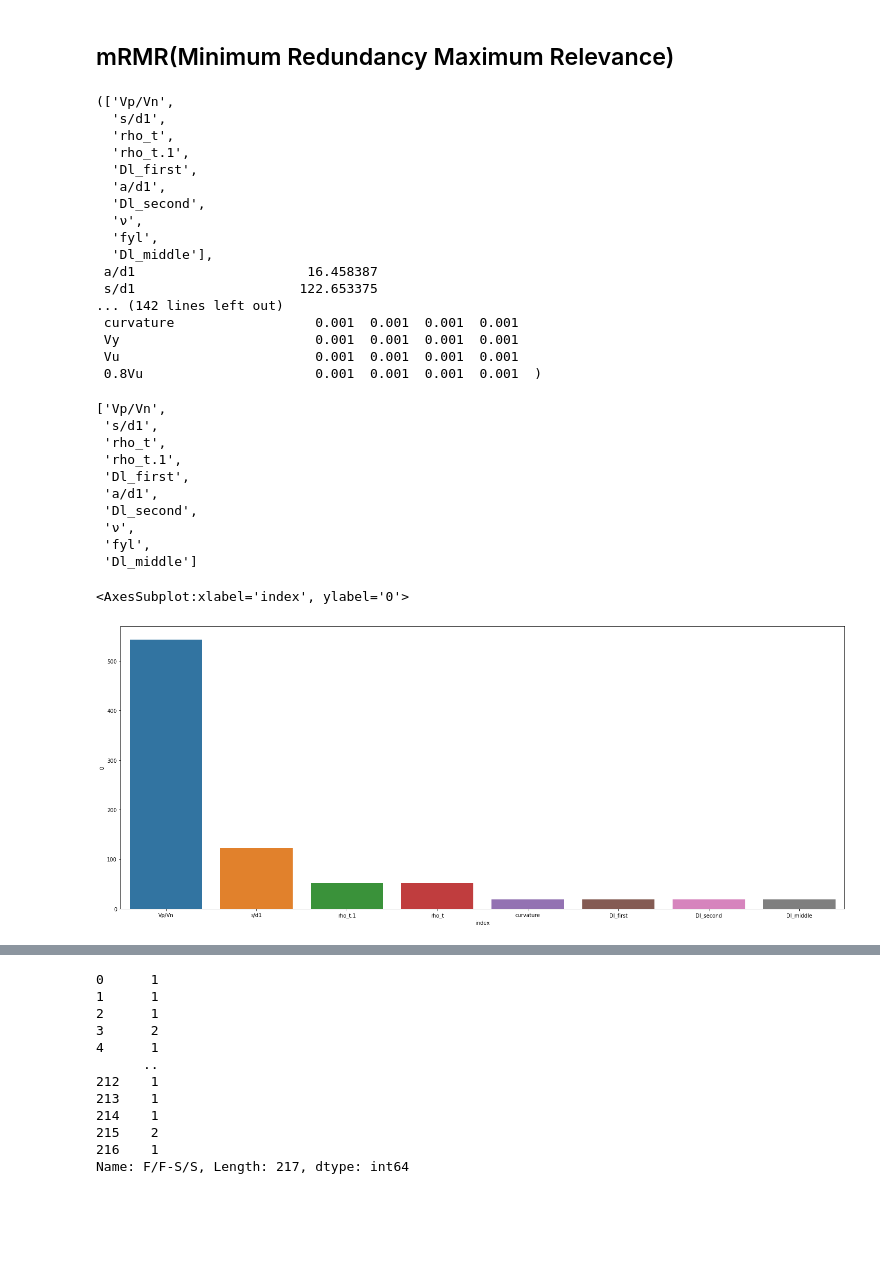
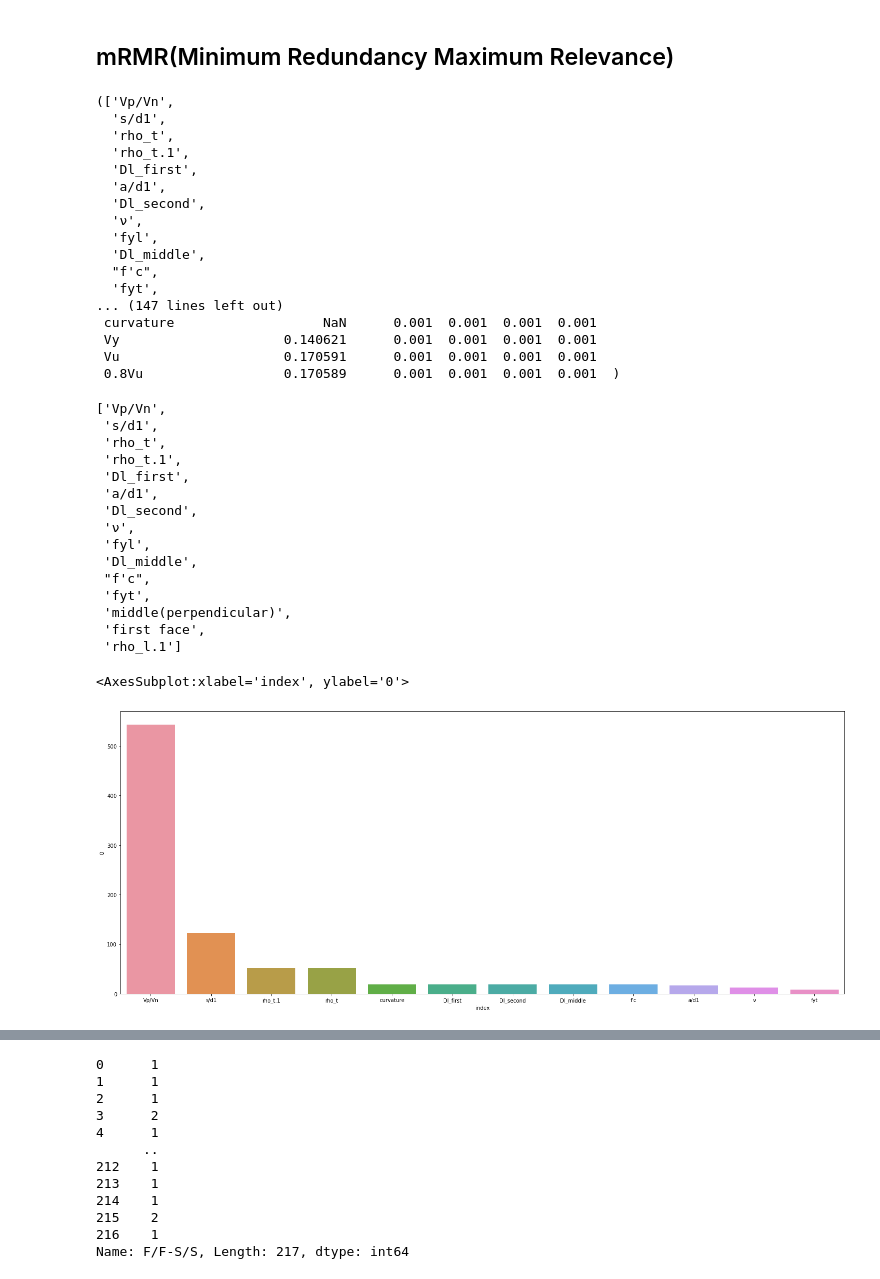
Before and after one commit to robert-min/study, a Jupyter notebook: hanyang_ml/rc_column_feature.ipynb, the cells around one changed output, grey strips where cells are left out. Drawn from its saved outputs; the diff is of its cells as text; code cells hidden in the pictures; blank space fills up the shorter version.

```diff
--- a/hanyang_ml/rc_column_feature.ipynb
+++ b/hanyang_ml/rc_column_feature.ipynb
@@ -217,7 +221,7 @@ plt.show()
 # %%
 from mrmr import mrmr_classif
 
-selected_features = mrmr_classif(X=X, y=y, K=10, return_scores=True)
+selected_features = mrmr_classif(X=X, y=y, K=15, return_scores=True)
 selected_features
 # %% [output]
 (['Vp/Vn',
@@ -229,14 +233,14 @@ selected_features
   'Dl_second',
   'ν',
   'fyl',
-  'Dl_middle'],
- a/d1                      16.458387
- s/d1                     122.653375
-... (142 lines left out)
- curvature                  0.001  0.001  0.001  0.001
- Vy                         0.001  0.001  0.001  0.001
- Vu                         0.001  0.001  0.001  0.001
- 0.8Vu                      0.001  0.001  0.001  0.001  )
+  'Dl_middle',
+  "f'c",
+  'fyt',
+... (147 lines left out)
+ curvature                   NaN      0.001  0.001  0.001  0.001
+ Vy                     0.140621      0.001  0.001  0.001  0.001
+ Vu                     0.170591      0.001  0.001  0.001  0.001
+ 0.8Vu                  0.170589      0.001  0.001  0.001  0.001  )
 # %%
 features = selected_features[0]
 features
@@ -250,15 +254,20 @@ features
  'Dl_second',
  'ν',
  'fyl',
- 'Dl_middle']
+ 'Dl_middle',
+ "f'c",
+ 'fyt',
+ 'middle(perpendicular)',
+ 'first face',
+ 'rho_l.1']
 # %%
 relevance_df = selected_features[1].reset_index().sort_values(by=0, ascending=False)
 
 plt.figure(figsize=(25, 10))
-sns.barplot(data=relevance_df.head(8), x="index", y=0)
+sns.barplot(data=relevance_df.head(12), x="index", y=0)
 # %% [output]
 <AxesSubplot:xlabel='index', ylabel='0'>
-[figure, old version]
+[figure, new version]
 # %%
 redundancy_df = selected_features[2]
 redundancy_df
```
Also changed, not shown: parts of 11 cells of this notebook, 1 other file.
